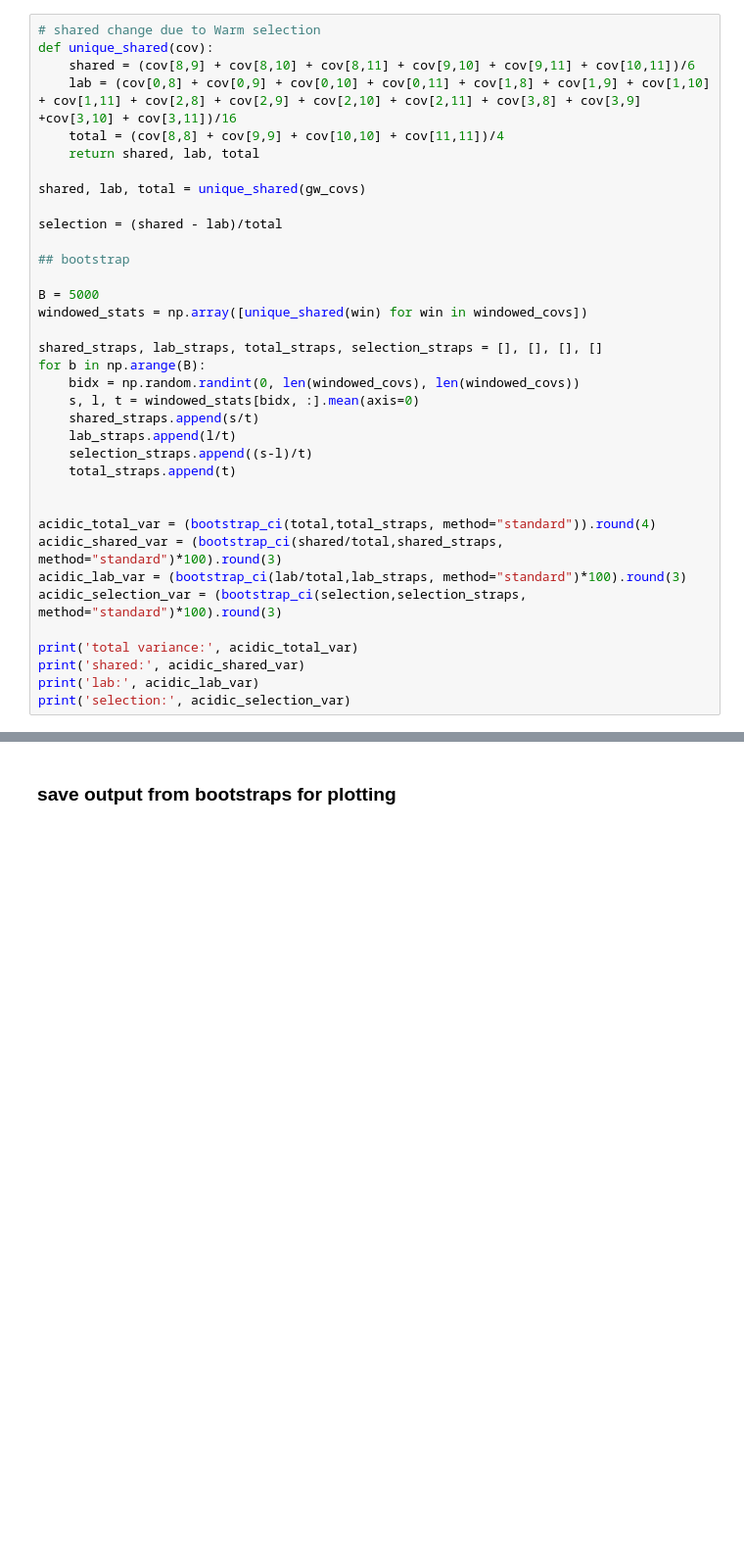
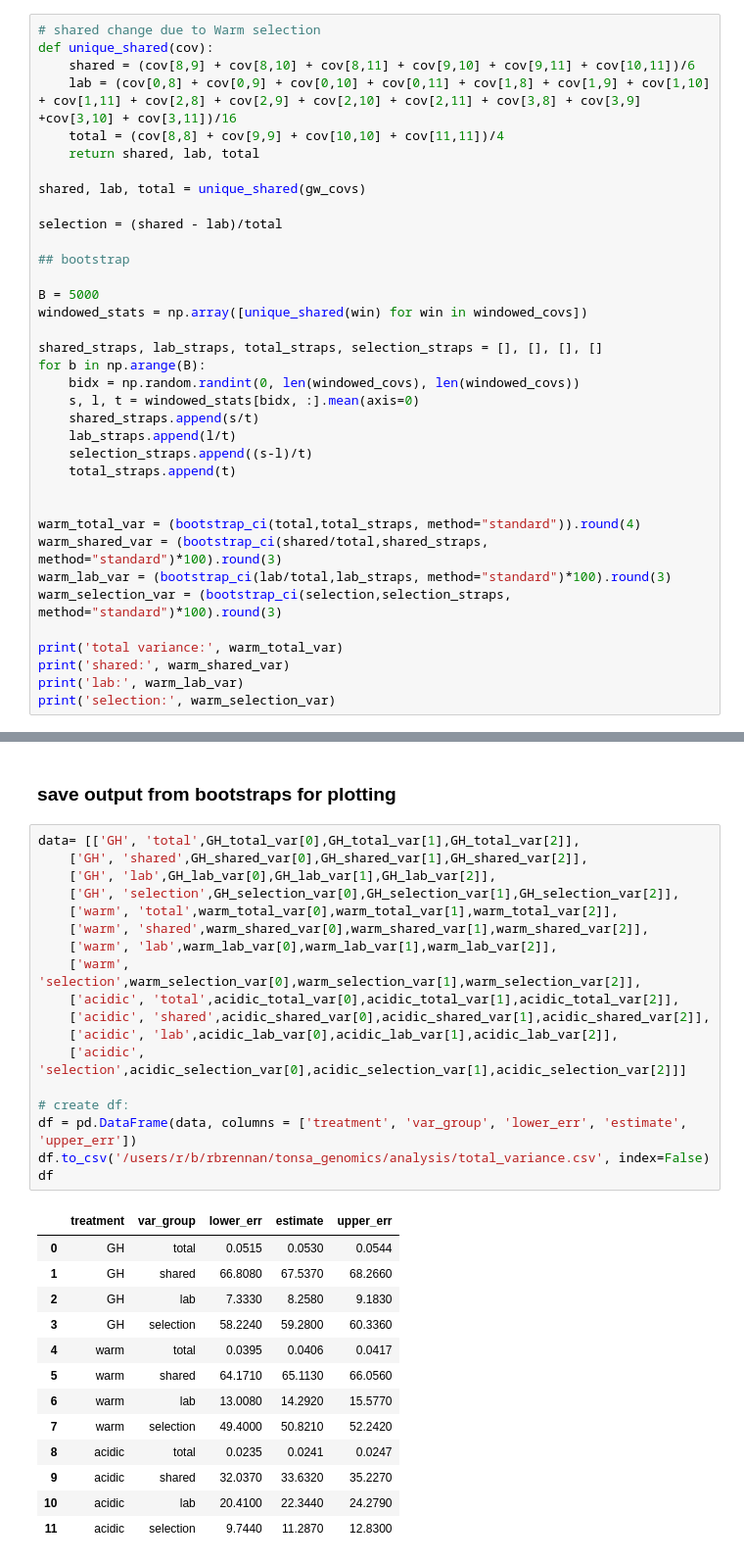
Before and after one commit to rsbrennan/tonsa_25_gen_ER, a Jupyter notebook: tonsa.ipynb, the cells around one changed output, grey strips where cells are left out. Shown: that part at 98% size. Saved outputs shown, nothing was run; the diff lists cells and outputs as text; blank space fills up the shorter version.

```diff
--- a/tonsa.ipynb
+++ b/tonsa.ipynb
@@ -751,14 +765,14 @@ for b in np.arange(B):
     total_straps.append(t)
 
 
-acidic_total_var = (bootstrap_ci(total,total_straps, method="standard")).round(4)
-acidic_shared_var = (bootstrap_ci(shared/total,shared_straps, method="standard")*100).round(3)
-acidic_lab_var = (bootstrap_ci(lab/total,lab_straps, method="standard")*100).round(3)
-acidic_selection_var = (bootstrap_ci(selection,selection_straps, method="standard")*100).round(3)
+warm_total_var = (bootstrap_ci(total,total_straps, method="standard")).round(4)
+warm_shared_var = (bootstrap_ci(shared/total,shared_straps, method="standard")*100).round(3)
+warm_lab_var = (bootstrap_ci(lab/total,lab_straps, method="standard")*100).round(3)
+warm_selection_var = (bootstrap_ci(selection,selection_straps, method="standard")*100).round(3)
 
-print('total variance:', acidic_total_var)
-print('shared:', acidic_shared_var)
-print('lab:', acidic_lab_var)
-print('selection:', acidic_selection_var)
+print('total variance:', warm_total_var)
+print('shared:', warm_shared_var)
+print('lab:', warm_lab_var)
+print('selection:', warm_selection_var)
 # %% [output]
 total variance: [0.0395 0.0406 0.0417]
@@ -958,2 +972,34 @@ selection: [35.433 36.685 37.937]
 # %% [markdown]
 ### save output from bootstraps for plotting
+# %%
+data= [['GH', 'total',GH_total_var[0],GH_total_var[1],GH_total_var[2]],
+    ['GH', 'shared',GH_shared_var[0],GH_shared_var[1],GH_shared_var[2]],
+    ['GH', 'lab',GH_lab_var[0],GH_lab_var[1],GH_lab_var[2]],
+    ['GH', 'selection',GH_selection_var[0],GH_selection_var[1],GH_selection_var[2]],
+    ['warm', 'total',warm_total_var[0],warm_total_var[1],warm_total_var[2]],
+    ['warm', 'shared',warm_shared_var[0],warm_shared_var[1],warm_shared_var[2]],
+    ['warm', 'lab',warm_lab_var[0],warm_lab_var[1],warm_lab_var[2]],
+    ['warm', 'selection',warm_selection_var[0],warm_selection_var[1],warm_selection_var[2]],
+    ['acidic', 'total',acidic_total_var[0],acidic_total_var[1],acidic_total_var[2]],
+    ['acidic', 'shared',acidic_shared_var[0],acidic_shared_var[1],acidic_shared_var[2]],
+    ['acidic', 'lab',acidic_lab_var[0],acidic_lab_var[1],acidic_lab_var[2]],
+    ['acidic', 'selection',acidic_selection_var[0],acidic_selection_var[1],acidic_selection_var[2]]]
+
+# create df:
+df = pd.DataFrame(data, columns = ['treatment', 'var_group', 'lower_err', 'estimate', 'upper_err'])
+df.to_csv('/users/r/b/rbrennan/tonsa_genomics/analysis/total_variance.csv', index=False)
+df
+# %% [output]
+|  | treatment | var_group | lower_err | estimate | upper_err |
+| 0 | GH | total | 0.0515 | 0.0530 | 0.0544 |
+| 1 | GH | shared | 66.8080 | 67.5370 | 68.2660 |
+| 2 | GH | lab | 7.3330 | 8.2580 | 9.1830 |
+| 3 | GH | selection | 58.2240 | 59.2800 | 60.3360 |
+| 4 | warm | total | 0.0395 | 0.0406 | 0.0417 |
+| 5 | warm | shared | 64.1710 | 65.1130 | 66.0560 |
+| 6 | warm | lab | 13.0080 | 14.2920 | 15.5770 |
+| 7 | warm | selection | 49.4000 | 50.8210 | 52.2420 |
+| 8 | acidic | total | 0.0235 | 0.0241 | 0.0247 |
+| 9 | acidic | shared | 32.0370 | 33.6320 | 35.2270 |
+| 10 | acidic | lab | 20.4100 | 22.3440 | 24.2790 |
+| 11 | acidic | selection | 9.7440 | 11.2870 | 12.8300 |
```
Also changed, not shown: parts of 28 cells of this notebook.
